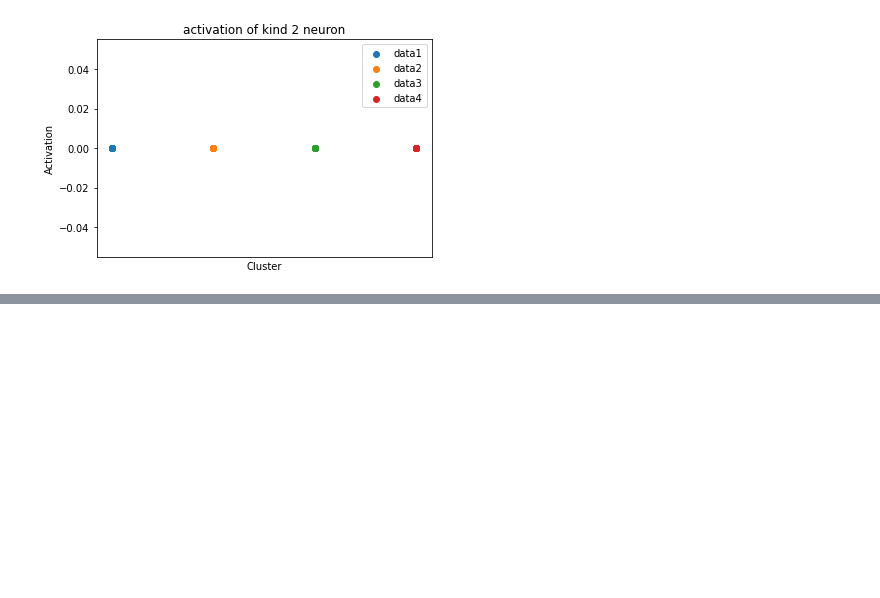
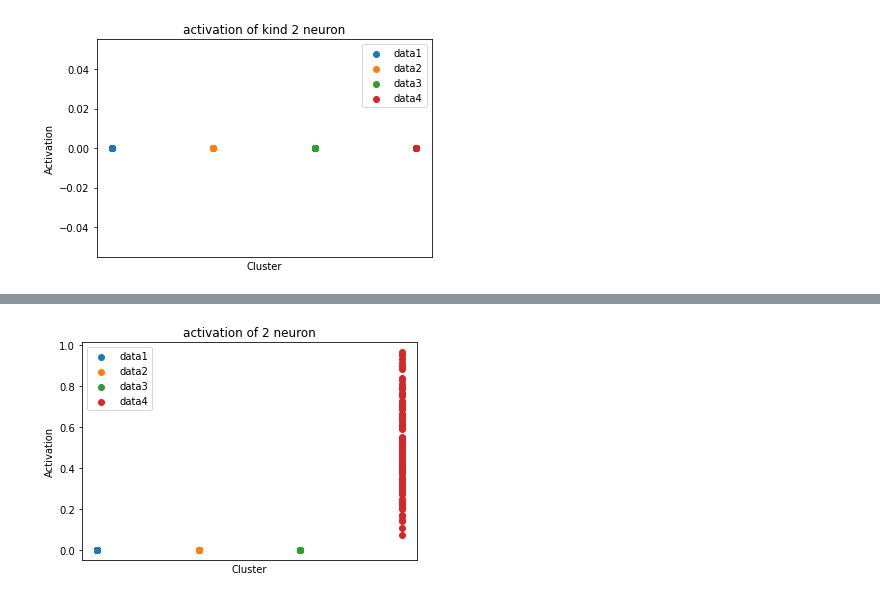
Before and after one commit to KeitaW/Colab-Notebooks, a Jupyter notebook: 210530_students_ans.ipynb, the cells around one changed output, grey strips where cells are left out. Saved outputs shown, nothing was run; the diff lists cells and outputs as text; code cells hidden in the pictures; blank space fills up the shorter version.

```diff
--- a/210530_students_ans.ipynb
+++ b/210530_students_ans.ipynb
@@ -264,0 +289,4 @@ check_activation(neuron10, "kind 2")
+# %%
+check_activation(neuron2, "2")
+# %% [output]
+[figure, added]
```
Also changed, not shown: parts of 297 cells of this notebook.
